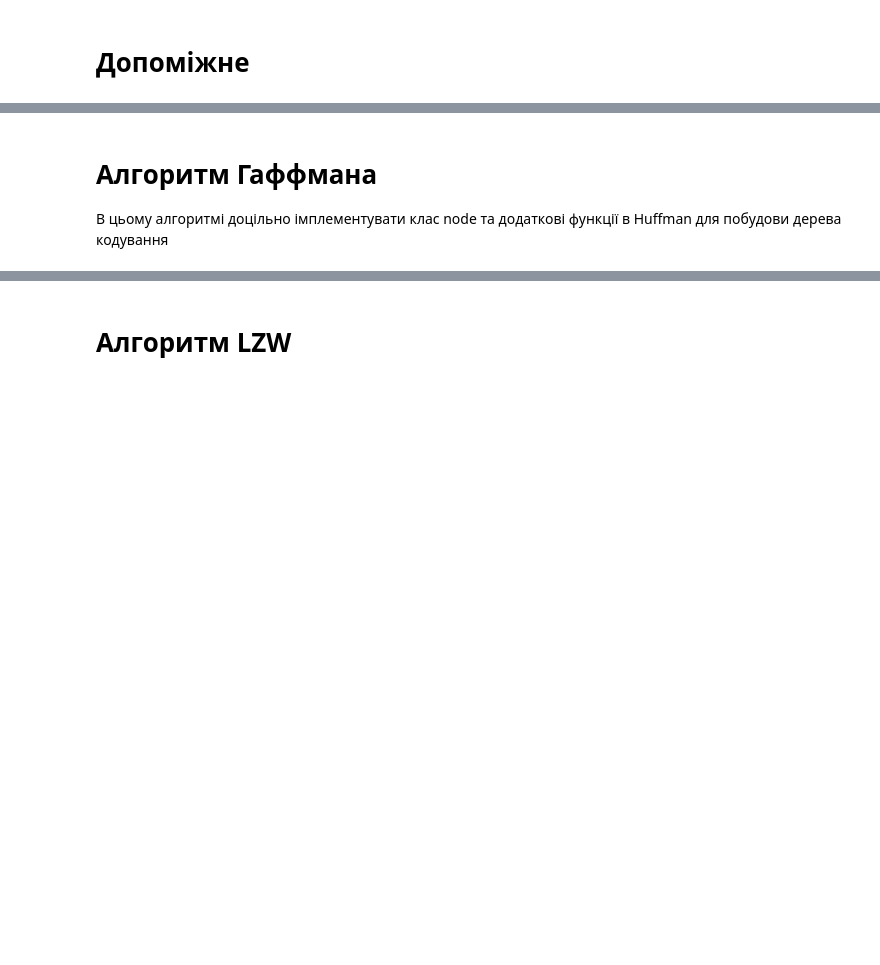
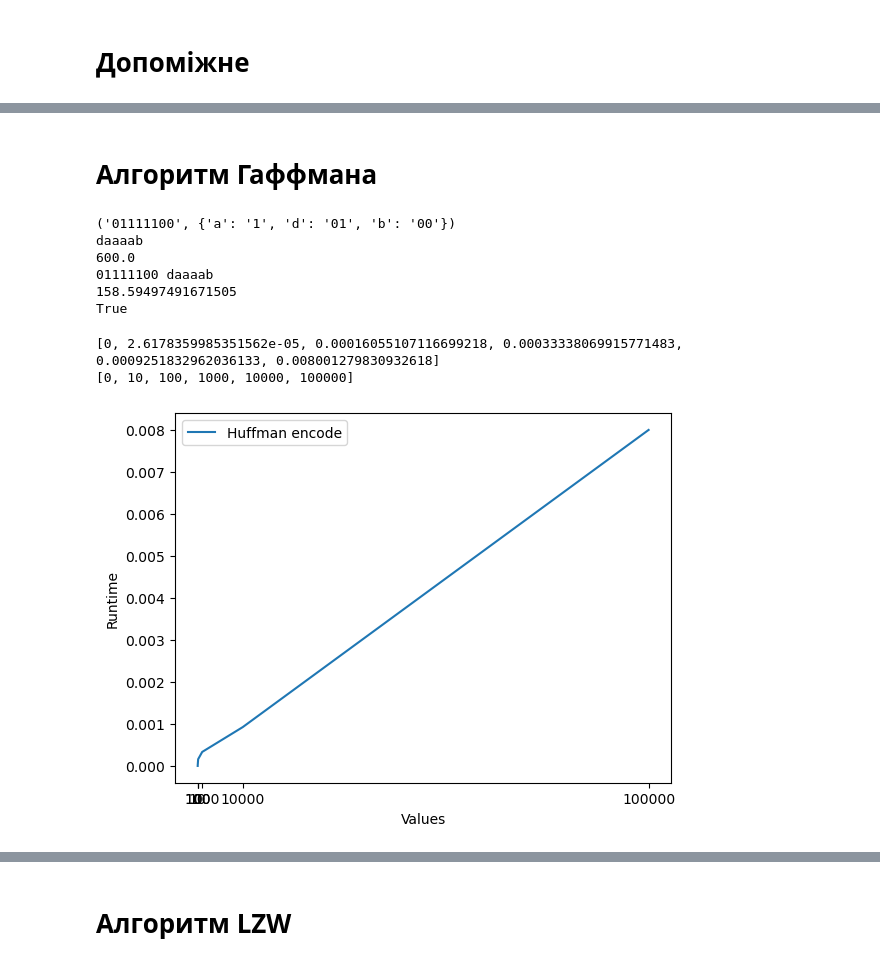
Before and after one commit to n1n1n1q/Coding-Algorithms, a Jupyter notebook: CodingAlgorithms.ipynb, the cells around one changed output, grey strips where cells are left out. Saved outputs shown, nothing was run; the diff lists cells and outputs as text; code cells hidden in the pictures; blank space fills up the shorter version.

Commit message:
implemented huffman algorithm

```diff
--- a/CodingAlgorithms.ipynb
+++ b/CodingAlgorithms.ipynb
@@ -55,14 +55,5 @@ def test_multiple(functions,VALS,ITERATIONS,symbols,names):
     plt.legend()
     plt.xticks(VALS)
     plt.show()
-# %% [markdown]
-# Алгоритм Гаффмана
-
-В цьому алгоритмі доцільно імплементувати клас node та додаткові функції в Huffman для побудови дерева кодування
-# %%
-class Huffman:
-    def encode(self, text: str) -> tuple[str, dict[str, str]]:
-        pass
-
-    def decode(self, code: str, coding_dict: dict[str, str]):
-        pass
+# %% [markdown]
+# Алгоритм Гаффмана
@@ -68,0 +143,23 @@ class Huffman:
+# %%
+g=Huffman()
+data="daaaab"
+print(g.encode(data))
+print(g.decode(*g.encode(data)))
+print(Huffman.calculate_compression(g.encode(data)[0], data))
+print(g.encode(data)[0],data)
+encoded=g.encode(eneida)
+print(Huffman.calculate_compression(encoded[0], eneida))
+print(g.decode(*encoded)==eneida)
+# %% [output]
+('01111100', {'a': '1', 'd': '01', 'b': '00'})
+daaaab
+600.0
+01111100 daaaab
+158.59497491671505
+True
+# %%
+test_multiple([g.encode], [10,100,1000,10000,100000], 10, SYMBOLS, ["Huffman encode"])
+# %% [output]
+[0, 2.6178359985351562e-05, 0.00016055107116699218, 0.00033338069915771483, 0.0009251832962036133, 0.008001279830932618]
+[0, 10, 100, 1000, 10000, 100000]
+[figure, added]
```
Also changed, not shown: parts of 11 cells of this notebook, 1 other file.
